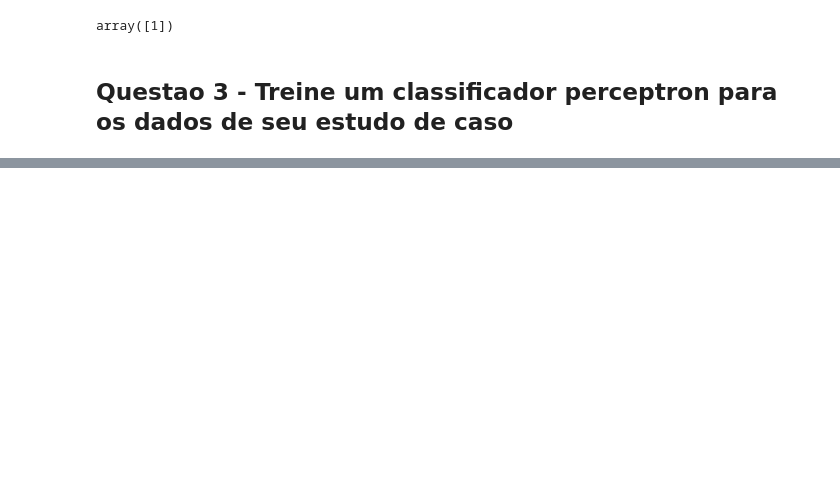
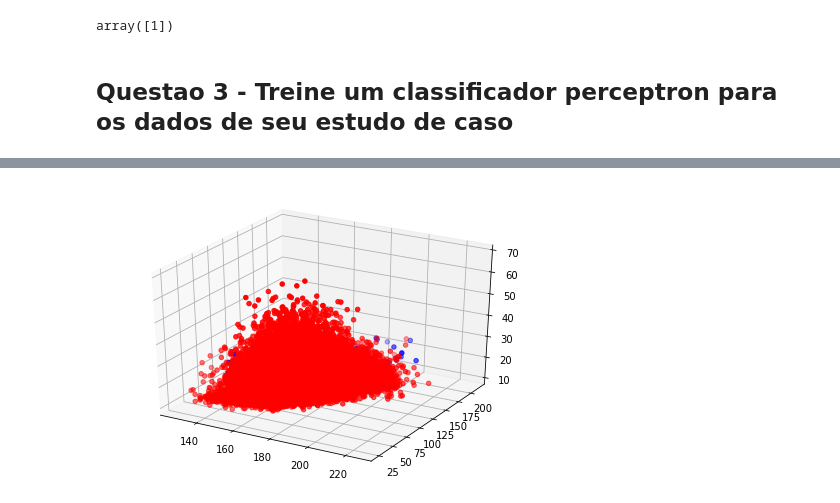
Before and after one commit to thalissonfelipe/mineracao, a Jupyter notebook: Trabalho02/Perceptron.ipynb, the cells around one changed output, grey strips where cells are left out. Saved outputs shown, nothing was run; the diff lists cells and outputs as text; code cells hidden in the pictures; blank space fills up the shorter version.

```diff
--- a/Trabalho02/Perceptron.ipynb
+++ b/Trabalho02/Perceptron.ipynb
@@ -212,0 +230,3 @@ array([1])
+# %%
+_df = df.drop_duplicates(subset='ID', keep="first") #eliminando duplicatas
+_df = _df.dropna(axis=0, subset=['Height', 'Weight', 'Age', 'Sex', 'Team']) #eliminando dados NaN
@@ -212,0 +235,3 @@ array([1])
+# %%
+df_proc = _df.drop(columns=['Name','Year', 'NOC', 'Games', 'Season', 'City', 'Event', 'Medal', 'Team'])
+df_proc
@@ -212,0 +252,8 @@ array([1])
+# %%
+t_sport = 'Judo'
+#df_sport = df_proc.loc[df_proc['Sport'] == t_sport]
+df_sport = df_proc.copy()
+df_sport['Target'] = (df_sport['Sport'] == t_sport).astype(int)
+df_sport['Target'] = df_sport['Target'].replace([0],-1)
+#df_sport = df_sport.loc[df_proc['Sport'] == t_sport]
+df_sport
@@ -212,0 +274,4 @@ array([1])
+# %%
+df_sport['Sex'] = (df_sport['Sex'] == 'F').astype(int)
+df_sport = df_sport.drop(columns = ['Sport'])
+df_sport
@@ -212,0 +292,19 @@ array([1])
+# %%
+from mpl_toolkits.mplot3d import Axes3D
+
+fig = plt.figure()
+ax = Axes3D(fig)
+
+
+df_target = df_sport.loc[df_sport['Target'] == 1]
+df_out_target = df_sport.loc[df_sport['Target'] == -1]
+
+ax.scatter(df_target['Height'], df_target['Weight'], df_target['Age'], c='blue')
+ax.scatter(df_out_target['Height'], df_out_target['Weight'], df_out_target['Age'], c='red')
+
+#plt.scatter(df_out_target['Height'], df_out_target['Weight'], df_out_target['Age'], c='red', alpha=0.2)
+#plt.scatter(df_target['Height'], df_target['Weight'], df_target['Age'] c='blue', alpha=0.2)
+
+plt.show()
+# %% [output]
+[figure, added]
```
Also changed, not shown: parts of 18 cells of this notebook.
